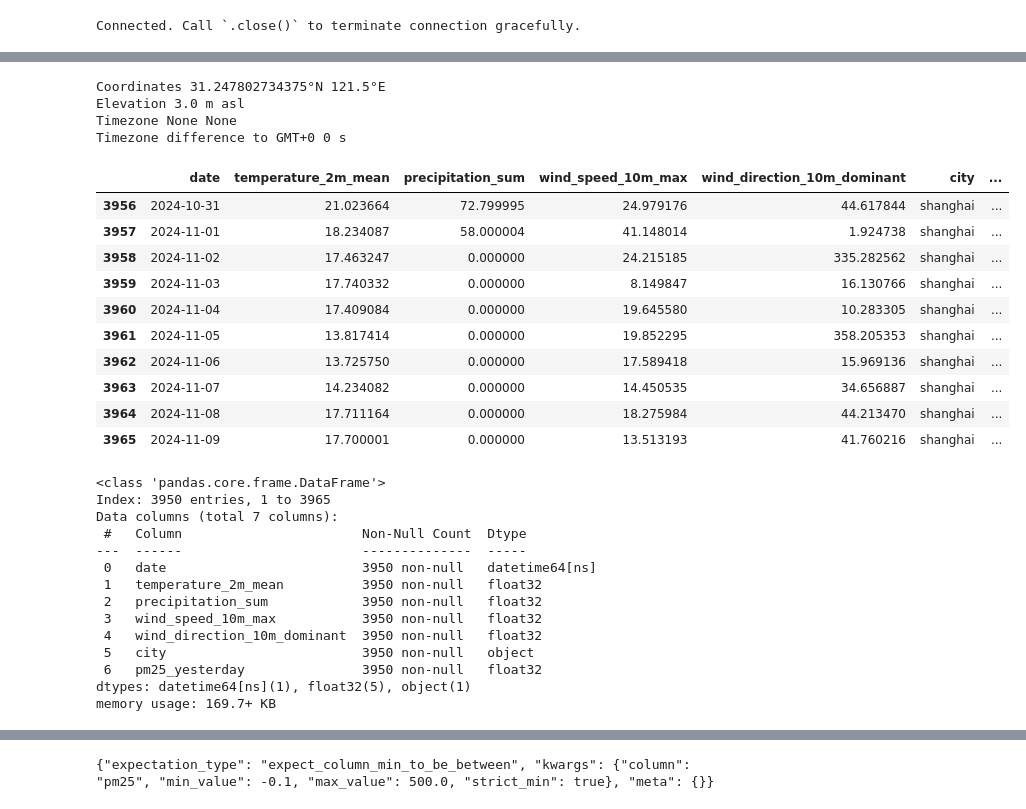
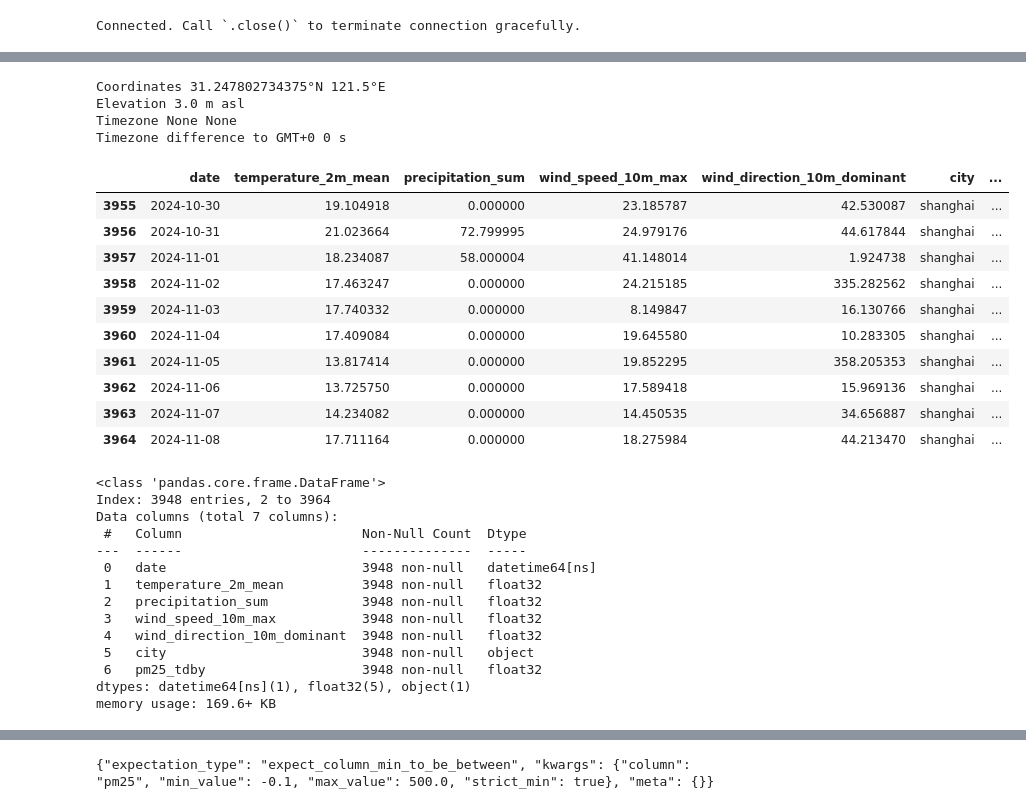
Before and after one commit to AMomozZz/mlfs-book, a Jupyter notebook: notebooks/ch03/1_air_quality_feature_backfill.ipynb, the cells around one changed output, grey strips where cells are left out. Drawn from its saved outputs; the diff is of its cells as text; code cells hidden in the pictures.

```diff
--- a/notebooks/ch03/1_air_quality_feature_backfill.ipynb
+++ b/notebooks/ch03/1_air_quality_feature_backfill.ipynb
@@ -330,32 +154,32 @@ The weather features we will download are:
 # %%
 earliest_aq_date = pd.Series.min(df_aq['date'])
 earliest_aq_date = earliest_aq_date.strftime('%Y-%m-%d')
 earliest_aq_date
 
 weather_df = util.get_historical_weather(city, earliest_aq_date, str(today), latitude, longitude)
 
 # new_row_df = pd.DataFrame([{'date': pd.to_datetime('2024-11-09'), 'temperature_2m_mean': 17.700001, 'precipitation_sum': 0.0, 'wind_speed_10m_max': 13.513193, 'wind_direction_10m_dominant': 41.760216, 'city': 'shanghai'}])
 # new_row_df['temperature_2m_mean'] = new_row_df['temperature_2m_mean'].astype('float32')
 # new_row_df['precipitation_sum'] = new_row_df['precipitation_sum'].astype('float32')
 # new_row_df['wind_speed_10m_max'] = new_row_df['wind_speed_10m_max'].astype('float32')
 # new_row_df['wind_direction_10m_dominant'] = new_row_df['wind_direction_10m_dominant'].astype('float32')
 # weather_df = pd.concat([weather_df, new_row_df], ignore_index=True)
 
 df_temp = df_aq.copy()
-df_temp['date'] = pd.to_datetime(df_temp['date']) + pd.Timedelta(days=1)
+df_temp['date'] = pd.to_datetime(df_temp['date']) + pd.Timedelta(days=2)
 
 weather_df = pd.merge(weather_df, df_temp[['date','pm25']], how='left', on="date")
-weather_df = weather_df.rename(columns={"pm25": "pm25_yesterday"})
+weather_df = weather_df.rename(columns={"pm25": "pm25_tdby"})
 weather_df.dropna(inplace=True)
 
-temp = weather_df.sort_values(by='date', ascending=True).tail(10)
-temp
+weather_df.sort_values(by='date', ascending=True).tail(10)
 # %% [output]
 Coordinates 31.247802734375°N 121.5°E
 Elevation 3.0 m asl
 Timezone None None
 Timezone difference to GMT+0 0 s
 |  | date | temperature_2m_mean | precipitation_sum | wind_speed_10m_max | wind_direction_10m_dominant | city | ... |
+| 3955 | 2024-10-30 | 19.104918 | 0.000000 | 23.185787 | 42.530087 | shanghai | ... |
 | 3956 | 2024-10-31 | 21.023664 | 72.799995 | 24.979176 | 44.617844 | shanghai | ... |
 | 3957 | 2024-11-01 | 18.234087 | 58.000004 | 41.148014 | 1.924738 | shanghai | ... |
 | 3958 | 2024-11-02 | 17.463247 | 0.000000 | 24.215185 | 335.282562 | shanghai | ... |
@@ -365,21 +189,20 @@ Timezone difference to GMT+0 0 s
 | 3962 | 2024-11-06 | 13.725750 | 0.000000 | 17.589418 | 15.969136 | shanghai | ... |
 | 3963 | 2024-11-07 | 14.234082 | 0.000000 | 14.450535 | 34.656887 | shanghai | ... |
 | 3964 | 2024-11-08 | 17.711164 | 0.000000 | 18.275984 | 44.213470 | shanghai | ... |
-| 3965 | 2024-11-09 | 17.700001 | 0.000000 | 13.513193 | 41.760216 | shanghai | ... |
 # %%
 weather_df.info()
 # %% [output]
 <class 'pandas.core.frame.DataFrame'>
-Index: 3950 entries, 1 to 3965
+Index: 3948 entries, 2 to 3964
 Data columns (total 7 columns):
  #   Column                       Non-Null Count  Dtype
 ---  ------                       --------------  -----
- 0   date                         3950 non-null   datetime64[ns]
- 1   temperature_2m_mean          3950 non-null   float32
- 2   precipitation_sum            3950 non-null   float32
- 3   wind_speed_10m_max           3950 non-null   float32
- 4   wind_direction_10m_dominant  3950 non-null   float32
- 5   city                         3950 non-null   object
- 6   pm25_yesterday               3950 non-null   float32
+ 0   date                         3948 non-null   datetime64[ns]
+ 1   temperature_2m_mean          3948 non-null   float32
+ 2   precipitation_sum            3948 non-null   float32
+ 3   wind_speed_10m_max           3948 non-null   float32
+ 4   wind_direction_10m_dominant  3948 non-null   float32
+ 5   city                         3948 non-null   object
+ 6   pm25_tdby                    3948 non-null   float32
 dtypes: datetime64[ns](1), float32(5), object(1)
-memory usage: 169.7+ KB
+memory usage: 169.6+ KB
```
Also changed, not shown: parts of 54 cells of this notebook, 2 other files.
